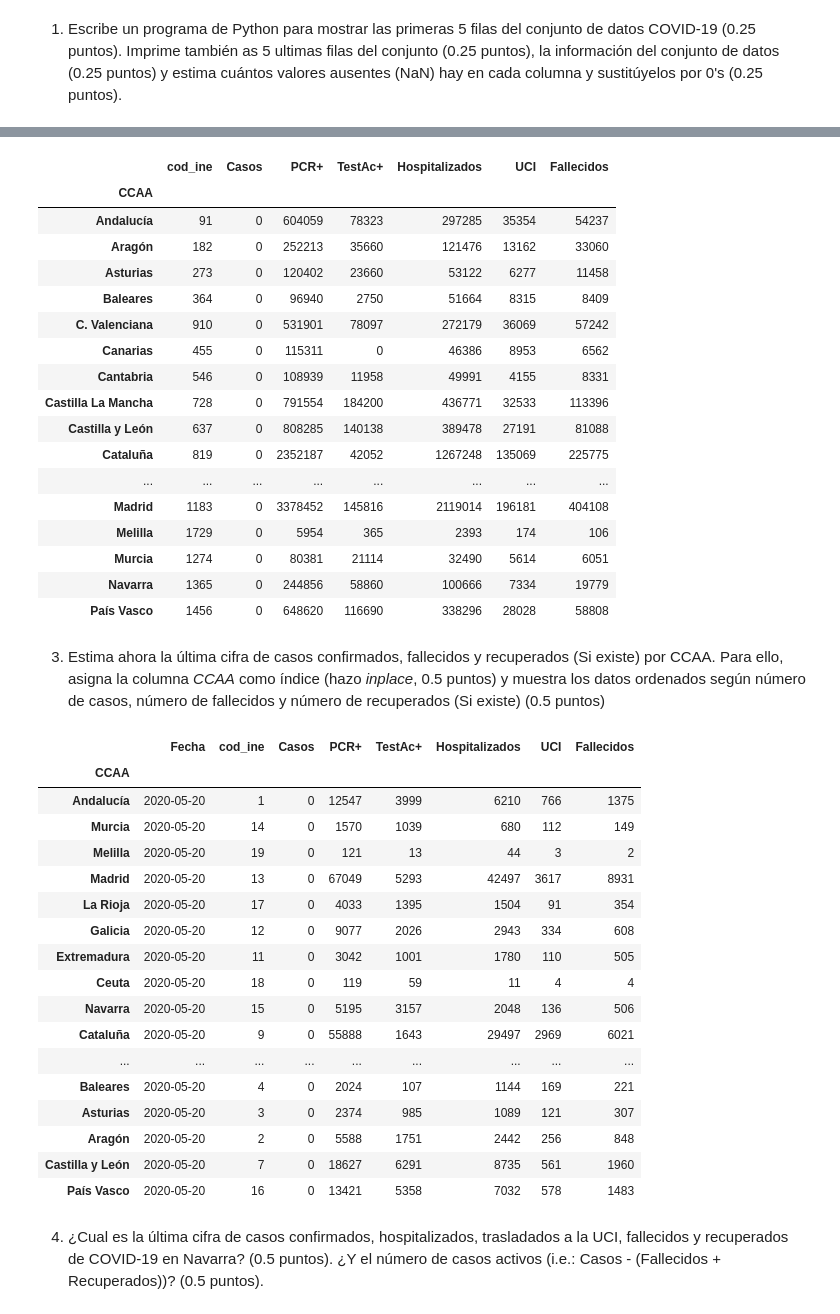
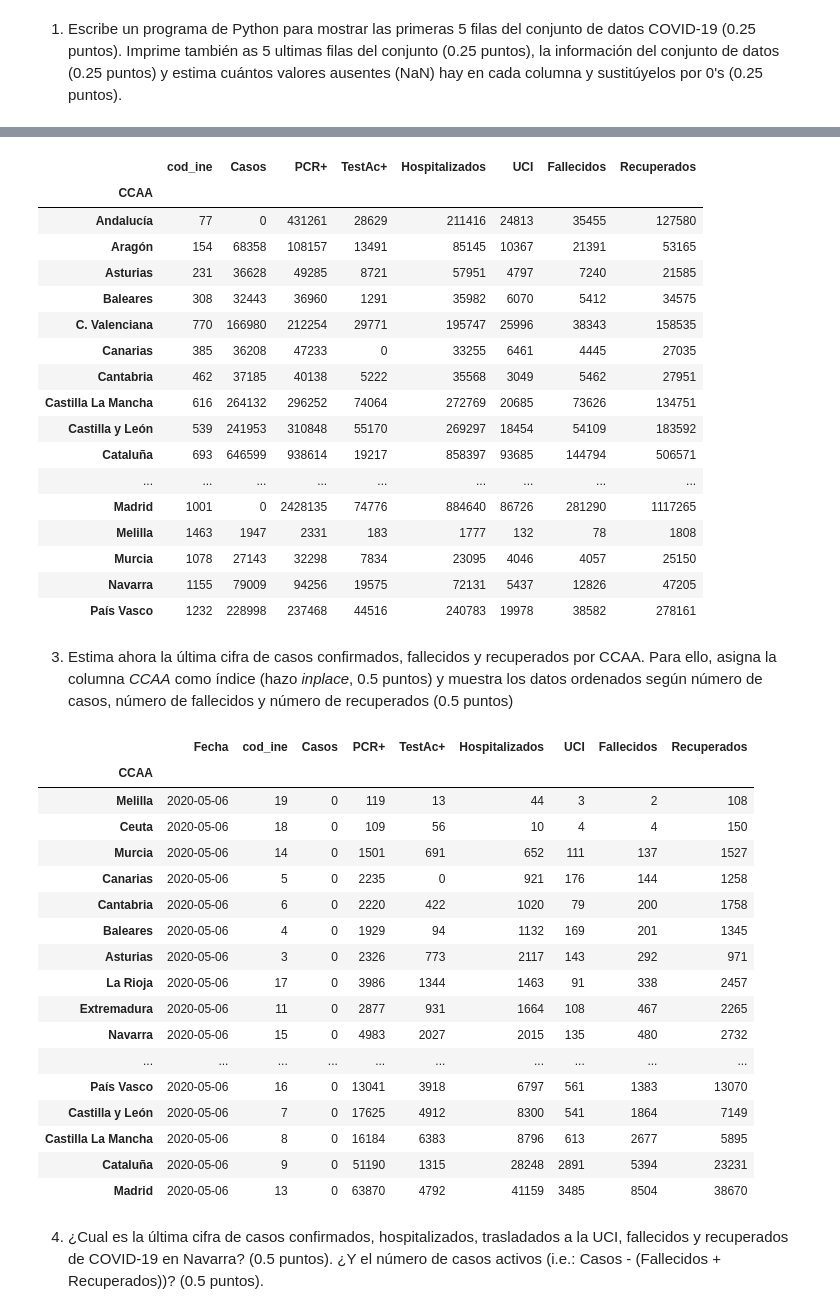
Before and after one commit to zazmage/Biblia_del_codigo, a Jupyter notebook: Ejercicios/Taller_de_Pandas/Taller_1/Taller_1_Solucionario.ipynb, the cells around one changed output, grey strips where cells are left out. Drawn from its saved outputs; the diff is of its cells as text; code cells hidden in the pictures.

Commit message:
Arreglado dataframe y completado el Taller 1 de Pandas

```diff
--- a/Ejercicios/Taller_de_Pandas/Taller_1/Taller_1_Solucionario.ipynb
+++ b/Ejercicios/Taller_de_Pandas/Taller_1/Taller_1_Solucionario.ipynb
@@ -82,5 +83,5 @@ dtype: int64
 # %%
 # parse-dates importa automaticamente las fechas como datetime64
-df = pd.read_csv(url,parse_dates=['Fecha']).fillna(0)
-df[['Casos','Hospitalizados','UCI','Fallecidos']].sum()
+df = pd.read_csv('ccaa_covid19_datos_isciii.csv',parse_dates=['Fecha']).fillna(0)
+df[['Casos','Hospitalizados','UCI','Fallecidos','Recuperados']].sum()
 # %% [output]
@@ -115,49 +117,49 @@ df_ultimo_dia
 # %%
 df.groupby(['CCAA']).sum()
 # %% [output]
-|  | cod_ine | Casos | PCR+ | TestAc+ | Hospitalizados | UCI | Fallecidos |
-| CCAA |  |  |  |  |  |  |  |
-| Andalucía | 91 | 0 | 604059 | 78323 | 297285 | 35354 | 54237 |
-| Aragón | 182 | 0 | 252213 | 35660 | 121476 | 13162 | 33060 |
-| Asturias | 273 | 0 | 120402 | 23660 | 53122 | 6277 | 11458 |
-| Baleares | 364 | 0 | 96940 | 2750 | 51664 | 8315 | 8409 |
-| C. Valenciana | 910 | 0 | 531901 | 78097 | 272179 | 36069 | 57242 |
-| Canarias | 455 | 0 | 115311 | 0 | 46386 | 8953 | 6562 |
-| Cantabria | 546 | 0 | 108939 | 11958 | 49991 | 4155 | 8331 |
-| Castilla La Mancha | 728 | 0 | 791554 | 184200 | 436771 | 32533 | 113396 |
-| Castilla y León | 637 | 0 | 808285 | 140138 | 389478 | 27191 | 81088 |
-| Cataluña | 819 | 0 | 2352187 | 42052 | 1267248 | 135069 | 225775 |
-| ... | ... | ... | ... | ... | ... | ... | ... |
-| Madrid | 1183 | 0 | 3378452 | 145816 | 2119014 | 196181 | 404108 |
-| Melilla | 1729 | 0 | 5954 | 365 | 2393 | 174 | 106 |
-| Murcia | 1274 | 0 | 80381 | 21114 | 32490 | 5614 | 6051 |
-| Navarra | 1365 | 0 | 244856 | 58860 | 100666 | 7334 | 19779 |
-| País Vasco | 1456 | 0 | 648620 | 116690 | 338296 | 28028 | 58808 |
+|  | cod_ine | Casos | PCR+ | TestAc+ | Hospitalizados | UCI | Fallecidos | Recuperados |
+| CCAA |  |  |  |  |  |  |  |  |
+| Andalucía | 77 | 0 | 431261 | 28629 | 211416 | 24813 | 35455 | 127580 |
+| Aragón | 154 | 68358 | 108157 | 13491 | 85145 | 10367 | 21391 | 53165 |
+| Asturias | 231 | 36628 | 49285 | 8721 | 57951 | 4797 | 7240 | 21585 |
+| Baleares | 308 | 32443 | 36960 | 1291 | 35982 | 6070 | 5412 | 34575 |
+| C. Valenciana | 770 | 166980 | 212254 | 29771 | 195747 | 25996 | 38343 | 158535 |
+| Canarias | 385 | 36208 | 47233 | 0 | 33255 | 6461 | 4445 | 27035 |
+| Cantabria | 462 | 37185 | 40138 | 5222 | 35568 | 3049 | 5462 | 27951 |
+| Castilla La Mancha | 616 | 264132 | 296252 | 74064 | 272769 | 20685 | 73626 | 134751 |
+| Castilla y León | 539 | 241953 | 310848 | 55170 | 269297 | 18454 | 54109 | 183592 |
+| Cataluña | 693 | 646599 | 938614 | 19217 | 858397 | 93685 | 144794 | 506571 |
+| ... | ... | ... | ... | ... | ... | ... | ... | ... |
+| Madrid | 1001 | 0 | 2428135 | 74776 | 884640 | 86726 | 281290 | 1117265 |
+| Melilla | 1463 | 1947 | 2331 | 183 | 1777 | 132 | 78 | 1808 |
+| Murcia | 1078 | 27143 | 32298 | 7834 | 23095 | 4046 | 4057 | 25150 |
+| Navarra | 1155 | 79009 | 94256 | 19575 | 72131 | 5437 | 12826 | 47205 |
+| País Vasco | 1232 | 228998 | 237468 | 44516 | 240783 | 19978 | 38582 | 278161 |
 # %% [markdown]
-3. Estima ahora la última cifra de casos confirmados, fallecidos y recuperados (Si existe) por CCAA. Para ello, asigna la columna *CCAA* como índice (hazo *inplace*, 0.5 puntos) y muestra los datos ordenados según número de casos, número de fallecidos y número de recuperados (Si existe) (0.5 puntos)
+3. Estima ahora la última cifra de casos confirmados, fallecidos y recuperados por CCAA. Para ello, asigna la columna *CCAA* como índice (hazo *inplace*, 0.5 puntos) y muestra los datos ordenados según número de casos, número de fallecidos y número de recuperados (0.5 puntos)
 # %%
 df.set_index(['CCAA'],inplace=True)
 # %%
 #df[['Fecha','Casos','Fallecidos']]
-df.groupby(['CCAA']).last().sort_values('Casos')
+df.groupby(['CCAA']).last().sort_values(['Casos','Fallecidos','Recuperados'])
 # %% [output]
-|  | Fecha | cod_ine | Casos | PCR+ | TestAc+ | Hospitalizados | UCI | Fallecidos |
-| CCAA |  |  |  |  |  |  |  |  |
-| Andalucía | 2020-05-20 | 1 | 0 | 12547 | 3999 | 6210 | 766 | 1375 |
-| Murcia | 2020-05-20 | 14 | 0 | 1570 | 1039 | 680 | 112 | 149 |
-| Melilla | 2020-05-20 | 19 | 0 | 121 | 13 | 44 | 3 | 2 |
-| Madrid | 2020-05-20 | 13 | 0 | 67049 | 5293 | 42497 | 3617 | 8931 |
-| La Rioja | 2020-05-20 | 17 | 0 | 4033 | 1395 | 1504 | 91 | 354 |
-| Galicia | 2020-05-20 | 12 | 0 | 9077 | 2026 | 2943 | 334 | 608 |
-| Extremadura | 2020-05-20 | 11 | 0 | 3042 | 1001 | 1780 | 110 | 505 |
-| Ceuta | 2020-05-20 | 18 | 0 | 119 | 59 | 11 | 4 | 4 |
-| Navarra | 2020-05-20 | 15 | 0 | 5195 | 3157 | 2048 | 136 | 506 |
-| Cataluña | 2020-05-20 | 9 | 0 | 55888 | 1643 | 29497 | 2969 | 6021 |
-| ... | ... | ... | ... | ... | ... | ... | ... | ... |
-| Baleares | 2020-05-20 | 4 | 0 | 2024 | 107 | 1144 | 169 | 221 |
-| Asturias | 2020-05-20 | 3 | 0 | 2374 | 985 | 1089 | 121 | 307 |
-| Aragón | 2020-05-20 | 2 | 0 | 5588 | 1751 | 2442 | 256 | 848 |
-| Castilla y León | 2020-05-20 | 7 | 0 | 18627 | 6291 | 8735 | 561 | 1960 |
-| País Vasco | 2020-05-20 | 16 | 0 | 13421 | 5358 | 7032 | 578 | 1483 |
+|  | Fecha | cod_ine | Casos | PCR+ | TestAc+ | Hospitalizados | UCI | Fallecidos | Recuperados |
+| CCAA |  |  |  |  |  |  |  |  |  |
+| Melilla | 2020-05-06 | 19 | 0 | 119 | 13 | 44 | 3 | 2 | 108 |
+| Ceuta | 2020-05-06 | 18 | 0 | 109 | 56 | 10 | 4 | 4 | 150 |
+| Murcia | 2020-05-06 | 14 | 0 | 1501 | 691 | 652 | 111 | 137 | 1527 |
+| Canarias | 2020-05-06 | 5 | 0 | 2235 | 0 | 921 | 176 | 144 | 1258 |
+| Cantabria | 2020-05-06 | 6 | 0 | 2220 | 422 | 1020 | 79 | 200 | 1758 |
+| Baleares | 2020-05-06 | 4 | 0 | 1929 | 94 | 1132 | 169 | 201 | 1345 |
+| Asturias | 2020-05-06 | 3 | 0 | 2326 | 773 | 2117 | 143 | 292 | 971 |
+| La Rioja | 2020-05-06 | 17 | 0 | 3986 | 1344 | 1463 | 91 | 338 | 2457 |
+| Extremadura | 2020-05-06 | 11 | 0 | 2877 | 931 | 1664 | 108 | 467 | 2265 |
+| Navarra | 2020-05-06 | 15 | 0 | 4983 | 2027 | 2015 | 135 | 480 | 2732 |
+| ... | ... | ... | ... | ... | ... | ... | ... | ... | ... |
+| País Vasco | 2020-05-06 | 16 | 0 | 13041 | 3918 | 6797 | 561 | 1383 | 13070 |
+| Castilla y León | 2020-05-06 | 7 | 0 | 17625 | 4912 | 8300 | 541 | 1864 | 7149 |
+| Castilla La Mancha | 2020-05-06 | 8 | 0 | 16184 | 6383 | 8796 | 613 | 2677 | 5895 |
+| Cataluña | 2020-05-06 | 9 | 0 | 51190 | 1315 | 28248 | 2891 | 5394 | 23231 |
+| Madrid | 2020-05-06 | 13 | 0 | 63870 | 4792 | 41159 | 3485 | 8504 | 38670 |
 # %% [markdown]
 4. ¿Cual es la última cifra de casos confirmados, hospitalizados, trasladados a la UCI, fallecidos y recuperados de COVID-19 en Navarra? (0.5 puntos). ¿Y el número de casos activos (i.e.: Casos - (Fallecidos + Recuperados))? (0.5 puntos).
```
Also changed, not shown: parts of 23 cells of this notebook, 2 other files.
